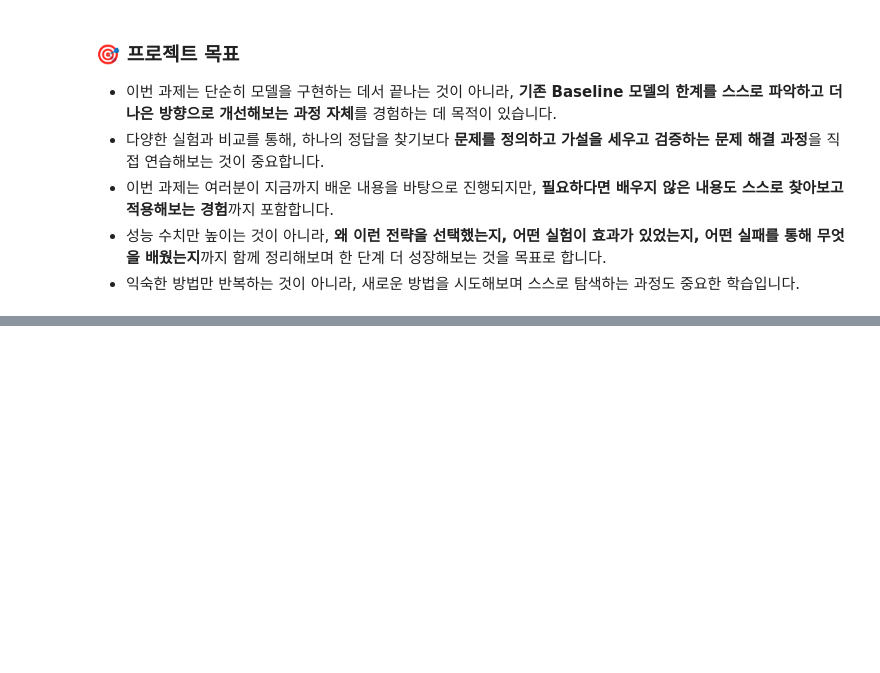
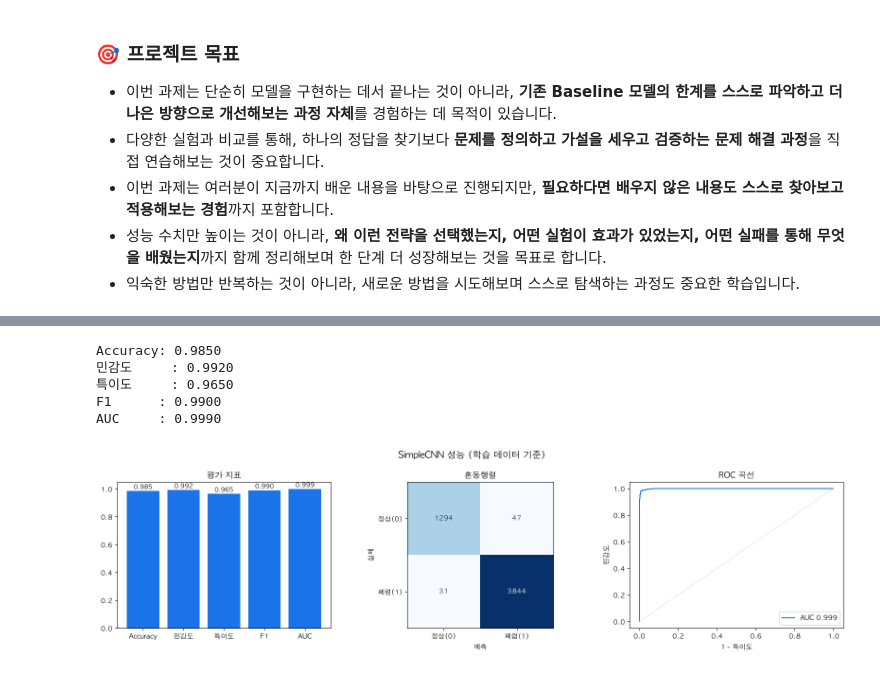
Before and after one commit to having-all/deep_learning_journey, a Jupyter notebook: pneumonia.ipynb, the cells around one changed output, grey strips where cells are left out. Saved outputs shown, nothing was run; the diff lists cells and outputs as text; code cells hidden in the pictures; blank space fills up the shorter version.

```diff
--- a/pneumonia.ipynb
+++ b/pneumonia.ipynb
@@ -407,0 +286,55 @@ print("예측 분포:\n", submission["label"].value_counts())
+# %%
+# 학습 데이터 예측
+model.eval()
+y_true, y_pred, y_prob = [], [], []
+with torch.no_grad():
+    for x, y in train_loader:
+        logits = model(x.to(device))
+        y_pred.extend(logits.argmax(1).cpu().numpy())                 # 0/1 판정
+        y_prob.extend(torch.softmax(logits, 1)[:, 1].cpu().numpy())   # 폐렴 확률
+        y_true.extend(y.numpy())
+
+tn, fp, fn, tp = metrics.confusion_matrix(y_true, y_pred).ravel()
+scores = {
+    'Accuracy': metrics.accuracy_score(y_true, y_pred),
+    '민감도'   : tp / (tp + fn),
+    '특이도'   : tn / (tn + fp),
+    'F1'      : metrics.f1_score(y_true, y_pred),
+    'AUC'     : metrics.roc_auc_score(y_true, y_prob),
+}
+for k, v in scores.items():
+    print(f"{k:8s}: {v:.4f}")
+
+    # 지표, 혼동행렬, ROC 곡선
+fig, axes = plt.subplots(1, 3, figsize=(16, 4.5))
+fig.suptitle('SimpleCNN 성능 (학습 데이터 기준)', fontsize=14)
+
+# ① 평가 지표
+bars = axes[0].bar(scores.keys(), scores.values(), color='#1A73E8')
+axes[0].bar_label(bars, fmt='%.3f', fontsize=9)
+axes[0].set_ylim(0, 1.05)
+axes[0].set_title('평가 지표')
+
+# ② 혼동행렬
+metrics.ConfusionMatrixDisplay(
+    metrics.confusion_matrix(y_true, y_pred),
+    display_labels=['정상(0)', '폐렴(1)']
+).plot(ax=axes[1], cmap='Blues', colorbar=False)
+axes[1].set_xlabel('예측'); axes[1].set_ylabel('실제')
+axes[1].set_title('혼동행렬')
+
+# ③ ROC 곡선
+fpr, tpr, _ = metrics.roc_curve(y_true, y_prob)
+axes[2].plot(fpr, tpr, color='#1A73E8', label=f"AUC {scores['AUC']:.3f}")
+axes[2].plot([0, 1], [0, 1], color='lightgray', linestyle=':')
+axes[2].set_xlabel('1 - 특이도'); axes[2].set_ylabel('민감도')
+axes[2].set_title('ROC 곡선'); axes[2].legend(loc='lower right')
+
+plt.tight_layout(); plt.show()
+# %% [output]
+Accuracy: 0.9850
+민감도     : 0.9920
+특이도     : 0.9650
+F1      : 0.9900
+AUC     : 0.9990
+[figure, added]
```
Also changed, not shown: parts of 65 cells of this notebook, 3 other files.
